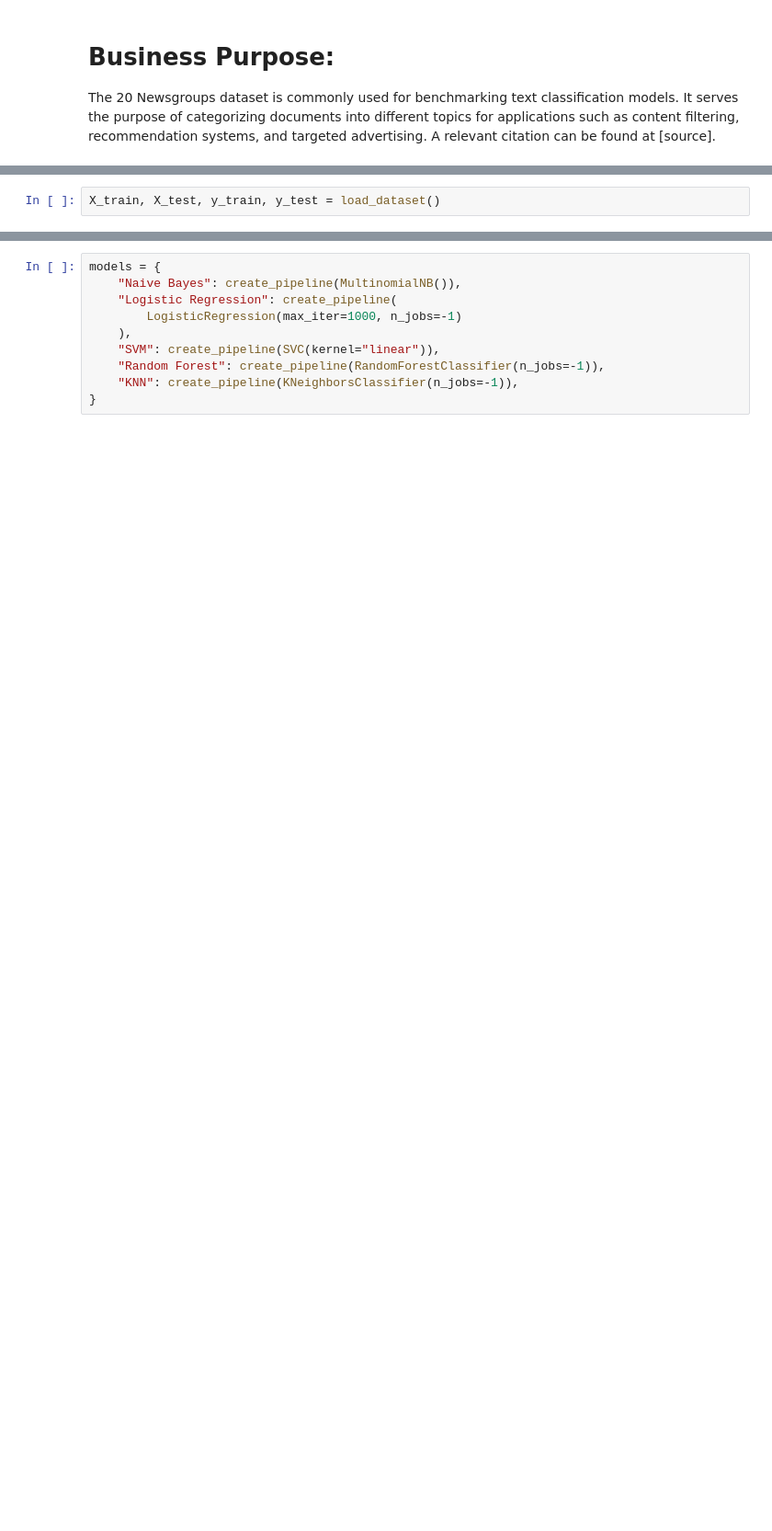
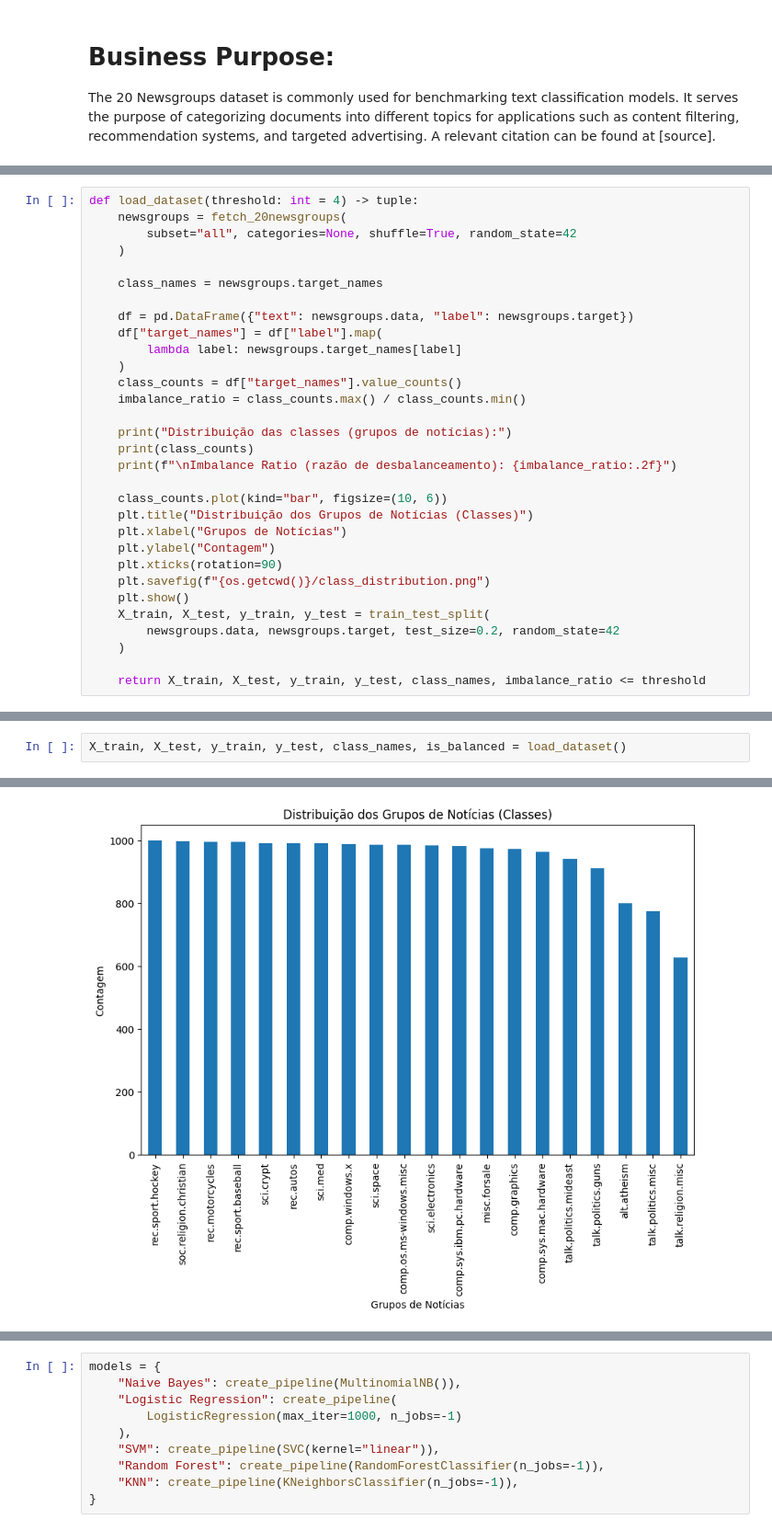
Before and after one commit to NicolasQueiroga/ai-nlp, a Jupyter notebook: 20_newsgroups_classification.ipynb, the cells around one changed output, grey strips where cells are left out. Shown at 92% size. Drawn from its saved outputs; the diff is of its cells as text; blank space fills up the shorter version.

```diff
--- a/20_newsgroups_classification.ipynb
+++ b/20_newsgroups_classification.ipynb
@@ -180,2 +93,33 @@ def load_dataset() -> tuple:
+# %%
+def load_dataset(threshold: int = 4) -> tuple:
+    newsgroups = fetch_20newsgroups(
+        subset="all", categories=None, shuffle=True, random_state=42
+    )
+
+    class_names = newsgroups.target_names
+
+    df = pd.DataFrame({"text": newsgroups.data, "label": newsgroups.target})
+    df["target_names"] = df["label"].map(
+        lambda label: newsgroups.target_names[label]
+    )
+    class_counts = df["target_names"].value_counts()
+    imbalance_ratio = class_counts.max() / class_counts.min()
+
+    print("Distribuição das classes (grupos de notícias):")
+    print(class_counts)
+    print(f"\nImbalance Ratio (razão de desbalanceamento): {imbalance_ratio:.2f}")
+
+    class_counts.plot(kind="bar", figsize=(10, 6))
+    plt.title("Distribuição dos Grupos de Notícias (Classes)")
+    plt.xlabel("Grupos de Notícias")
+    plt.ylabel("Contagem")
+    plt.xticks(rotation=90)
+    plt.savefig(f"{os.getcwd()}/class_distribution.png")
+    plt.show()
+    X_train, X_test, y_train, y_test = train_test_split(
+        newsgroups.data, newsgroups.target, test_size=0.2, random_state=42
+    )
+
+    return X_train, X_test, y_train, y_test, class_names, imbalance_ratio <= threshold
 # %%
 def evaluate_models(
@@ -312,2 +265,3 @@ download_nltk_resources()
 # %%
-X_train, X_test, y_train, y_test = load_dataset()
+X_train, X_test, y_train, y_test, class_names, is_balanced = load_dataset()
+# %% [output]
@@ -313,0 +285 @@ X_train, X_test, y_train, y_test = load_dataset()
+[figure, added]
```
Also changed, not shown: parts of 43 cells of this notebook, 6 other files.
